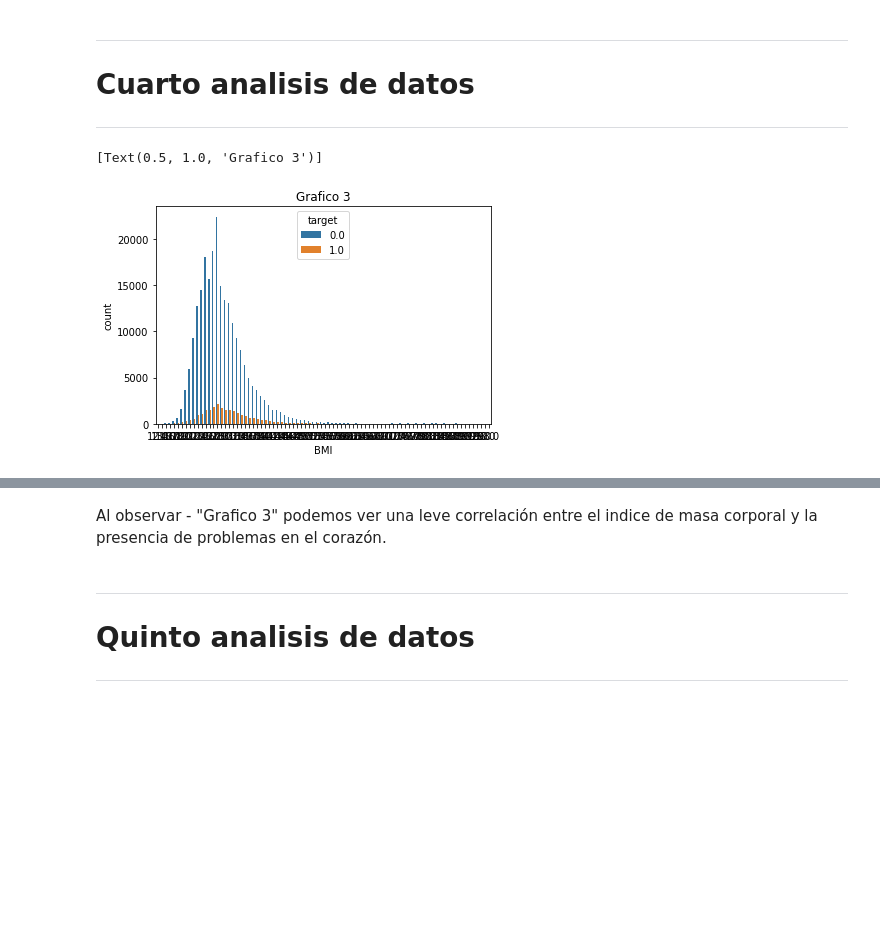
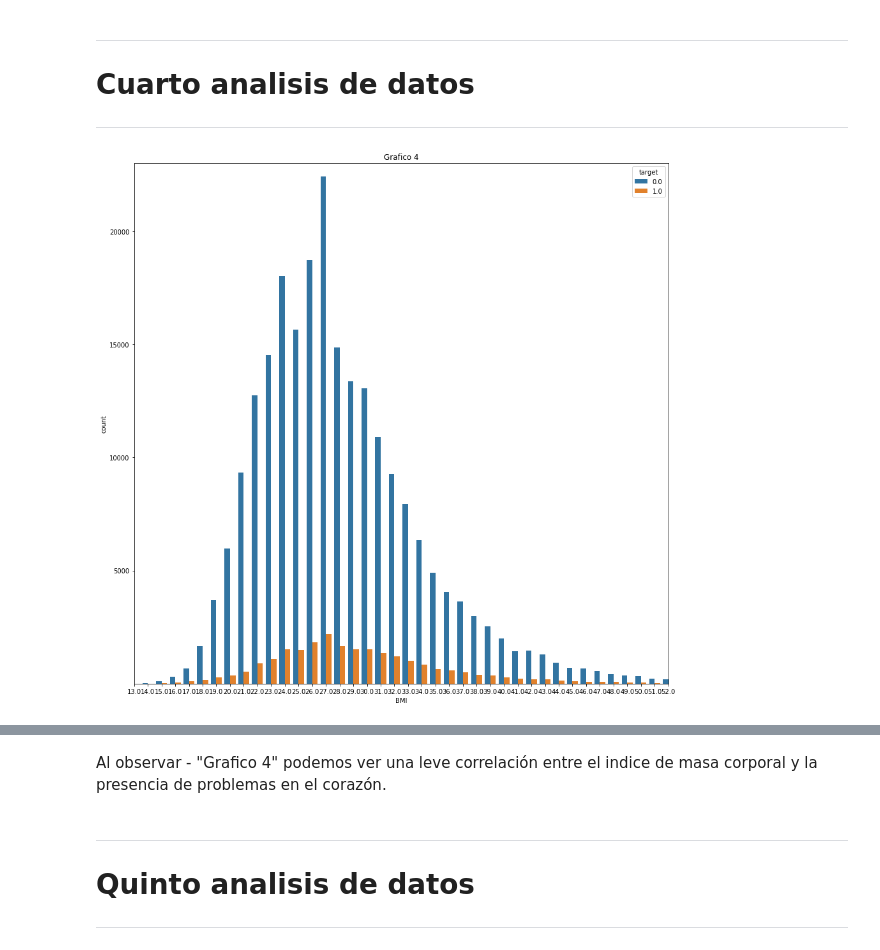
Before and after one commit to Tomtechno/DataScience, a Jupyter notebook: ProyectoDS_ParteII_+Uzquiano.ipynb, the cells around one changed output, grey strips where cells are left out. Cells and saved outputs as stored; diff of their text form; code cells hidden in the pictures; blank space fills up the shorter version.

```diff
--- a/ProyectoDS_ParteII_+Uzquiano.ipynb
+++ b/ProyectoDS_ParteII_+Uzquiano.ipynb
@@ -83,6 +83,3 @@ Index(['HeartDiseaseorAttack', 'HighBP', 'HighChol', 'CholCheck', 'BMI',
        'MentHlth', 'PhysHlth', 'DiffWalk', 'Sex', 'Age', 'Education',
        'Income'],
       dtype='object')
-# %%
-df = df.rename(columns={"HeartDiseaseorAttack":"target"})
-df.head()
@@ -162,8 +232,12 @@ Enfrentando las features con nuestro target se puede observar una clara relacion
 ***
 # Cuarto analisis de datos
 ***
-# %%
-sns.countplot(x='BMI', data=df, hue='target').set(title='Grafico 3')
-# %% [output]
-[Text(0.5, 1.0, 'Grafico 3')]
-[figure, removed]
+# %%
+fig, ax = plt.subplots(figsize=(15,15))
+sns.countplot(x='BMI', data=df, hue='target', ax=ax).set(title='Grafico 4')
+ax.set_xlim(1, 40)
+ax.set_ylim(1, 23000)
+plt.figure(figsize=(2500,2500))
+plt.show()
+# %% [output]
+[figure, added]
@@ -170,5 +245,5 @@ sns.countplot(x='BMI', data=df, hue='target').set(title='Grafico 3')
 # %% [markdown]
-Al observar - "Grafico 3" podemos ver una leve correlación entre el indice de masa corporal y la presencia de problemas en el corazón.
+Al observar - "Grafico 4" podemos ver una leve correlación entre el indice de masa corporal y la presencia de problemas en el corazón.
 # %% [markdown]
 ***
 # Quinto analisis de datos
```
Also changed, not shown: parts of 10 cells of this notebook.
